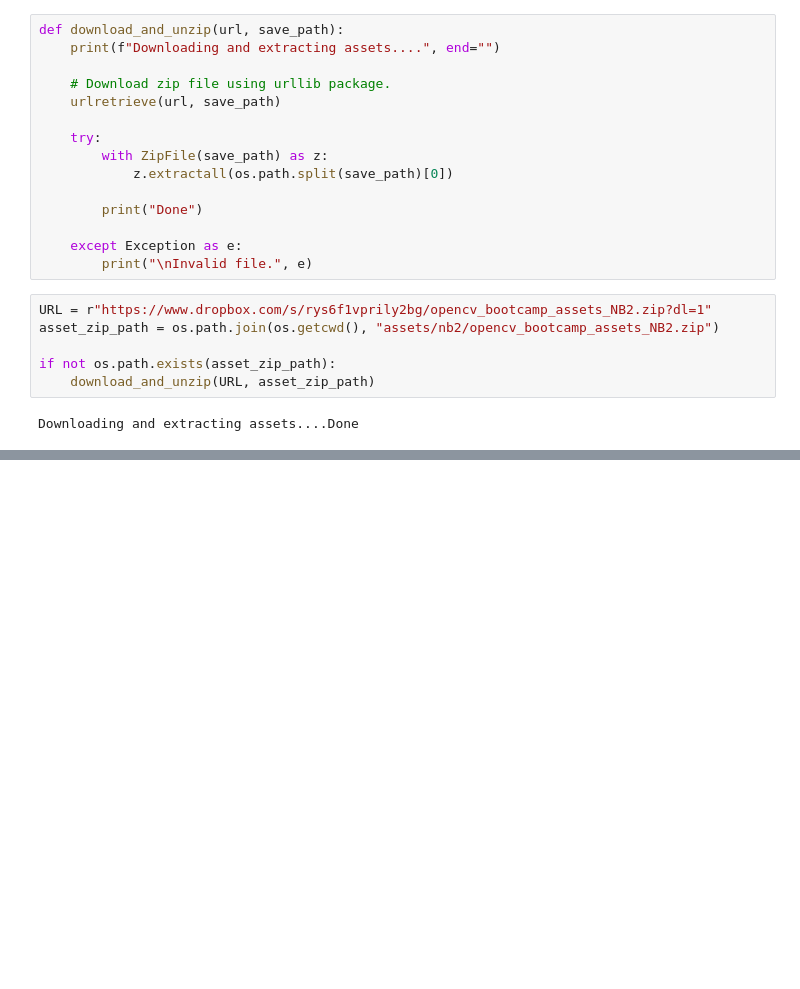
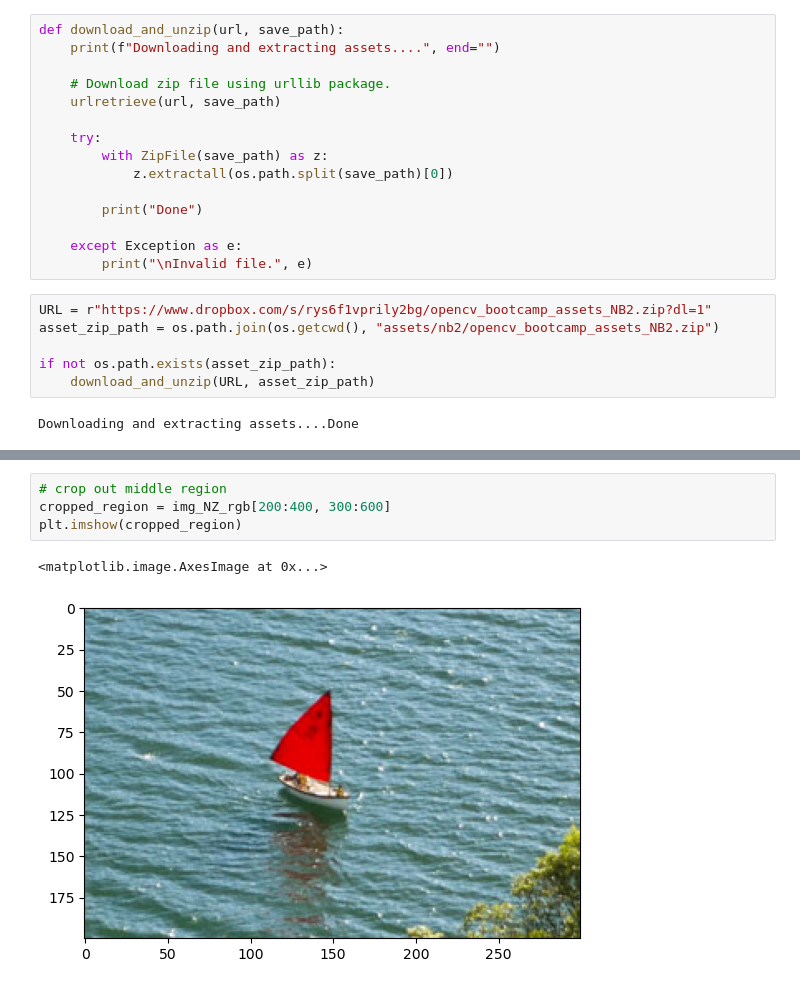
Before and after one commit to playforest/opencv, a Jupyter notebook: notebooks/02-image manipulations.ipynb, the cells around one changed output, grey strips where cells are left out. Cells and saved outputs as stored; diff of their text form; blank space fills up the shorter version.

```diff
--- a/notebooks/02-image manipulations.ipynb
+++ b/notebooks/02-image manipulations.ipynb
@@ -37,0 +122,7 @@ Downloading and extracting assets....Done
+# %%
+# crop out middle region
+cropped_region = img_NZ_rgb[200:400, 300:600]
+plt.imshow(cropped_region)
+# %% [output]
+<matplotlib.image.AxesImage at 0x...>
+[figure, added]
```
Also changed, not shown: parts of 16 cells of this notebook, 1 other file.
